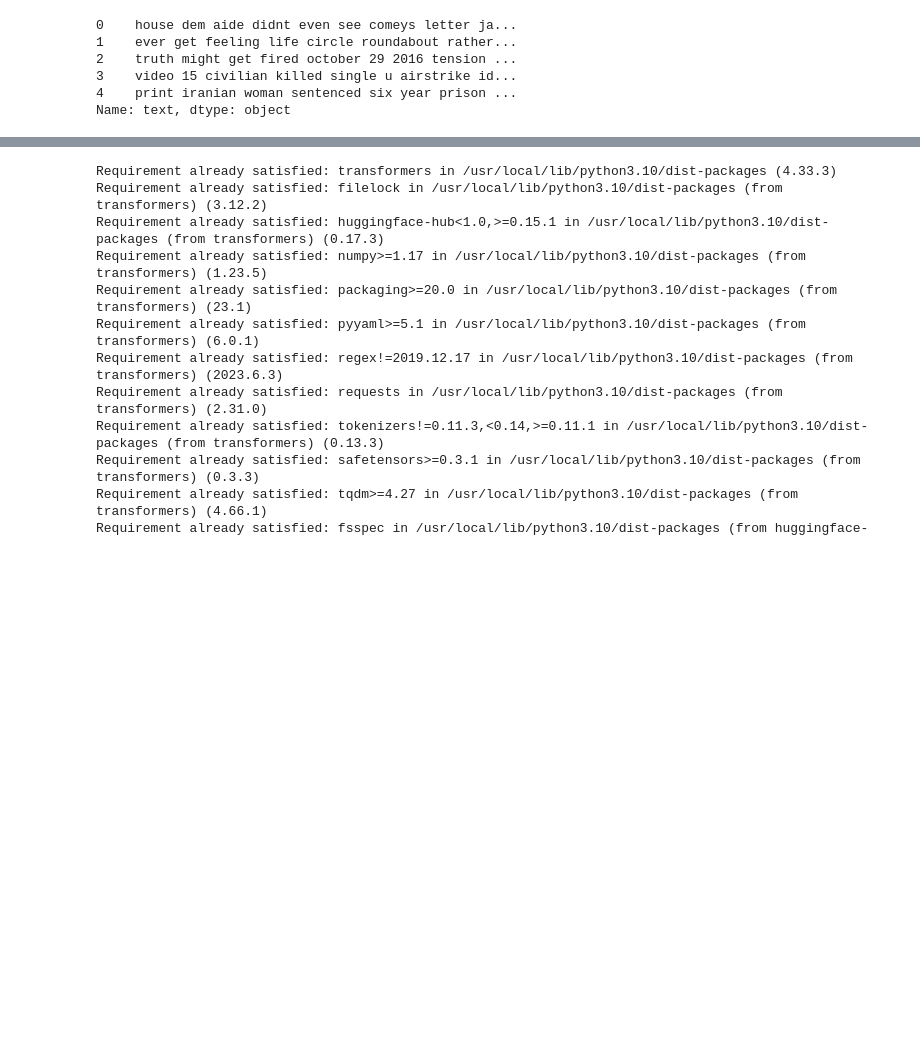
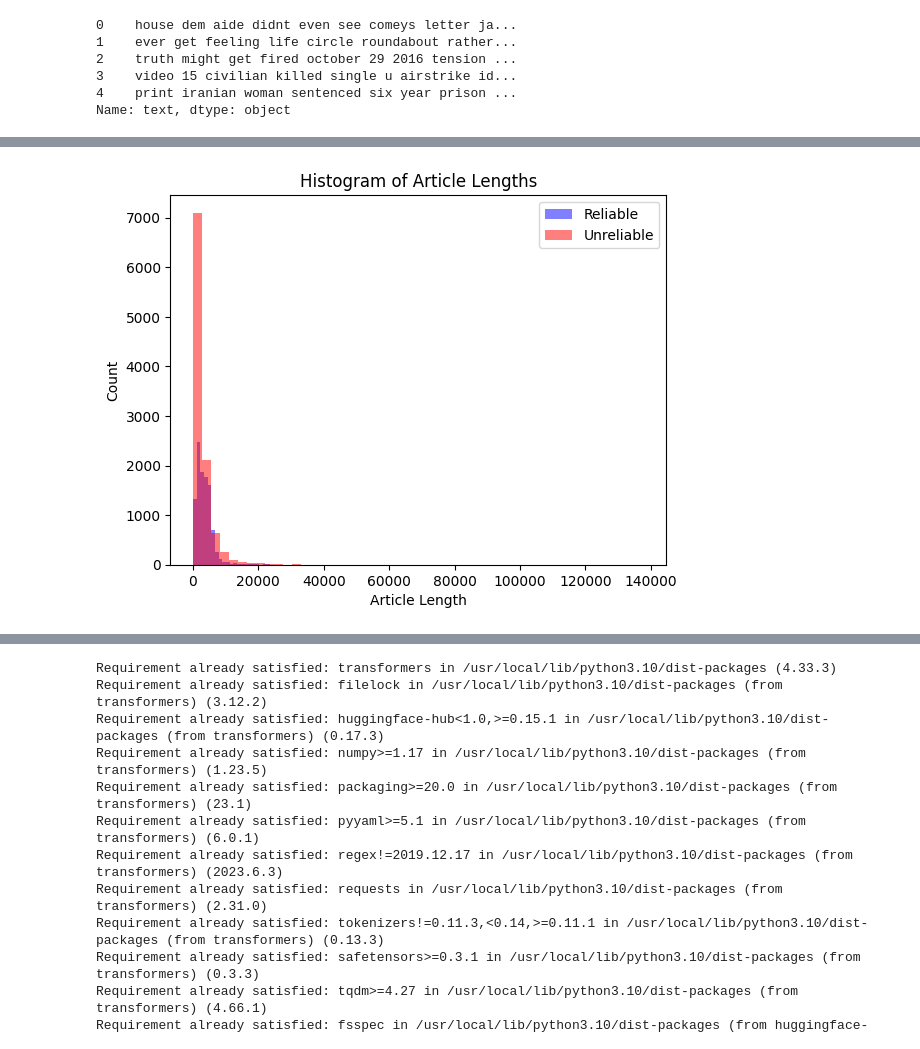
Before and after one commit to rahulkhattri0/Fake-news-detection, a Jupyter notebook: FakeNews.ipynb, the cells around one changed output, grey strips where cells are left out. Drawn from its saved outputs; the diff is of its cells as text; code cells hidden in the pictures; blank space fills up the shorter version.

```diff
--- a/FakeNews.ipynb
+++ b/FakeNews.ipynb
@@ -95,0 +121,22 @@ Name: text, dtype: object
+# %%
+#Histogram of Article Lengths
+'''
+A histogram for article length is a data visualization that provides insight into the distribution of article lengths within a dataset.
+It shows how many articles fall into different length ranges or bins. Each bar in the histogram represents a range of article lengths,
+and the height of the bar indicates the number of articles that have lengths within that range.
+'''
+import matplotlib.pyplot as plt
+
+
+reliable_articles = df[df['label'] == 0]
+unreliable_articles = df[df['label'] == 1]
+
+plt.hist([len(article) for article in reliable_articles['text']], bins=50, alpha=0.5, label='Reliable', color='blue')
+plt.hist([len(article) for article in unreliable_articles['text']], bins=50, alpha=0.5, label='Unreliable', color='red')
+plt.xlabel('Article Length')
+plt.ylabel('Count')
+plt.title('Histogram of Article Lengths')
+plt.legend(loc='upper right')
+plt.show()
+# %% [output]
+[figure, added]
```
Also changed, not shown: parts of 4 cells of this notebook.
